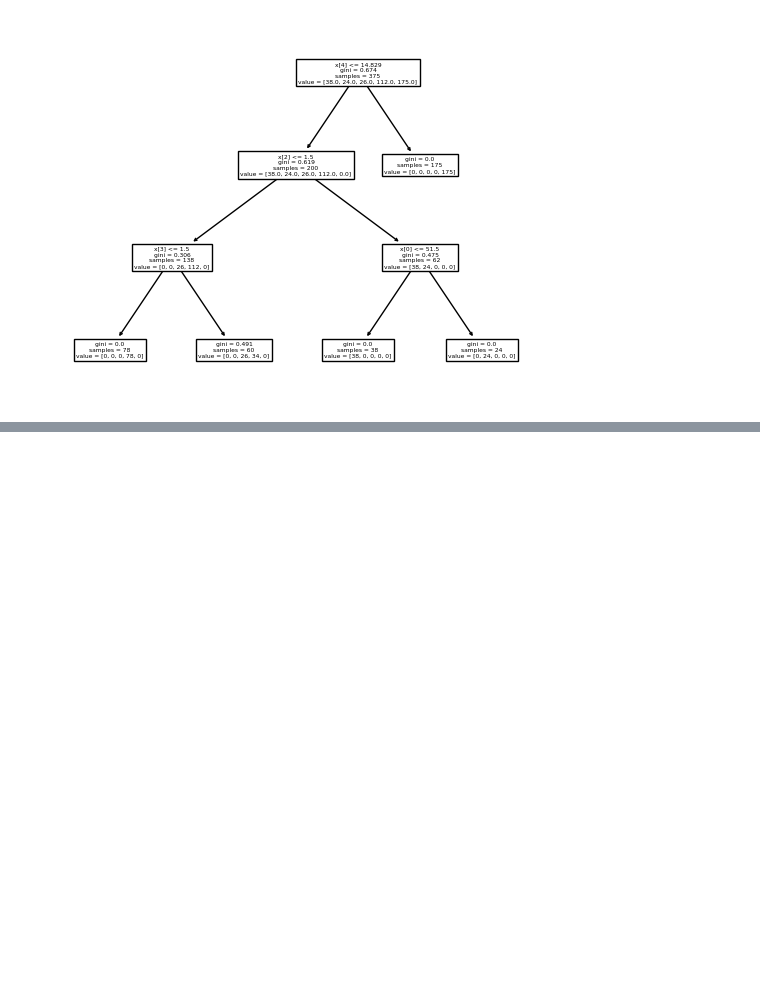
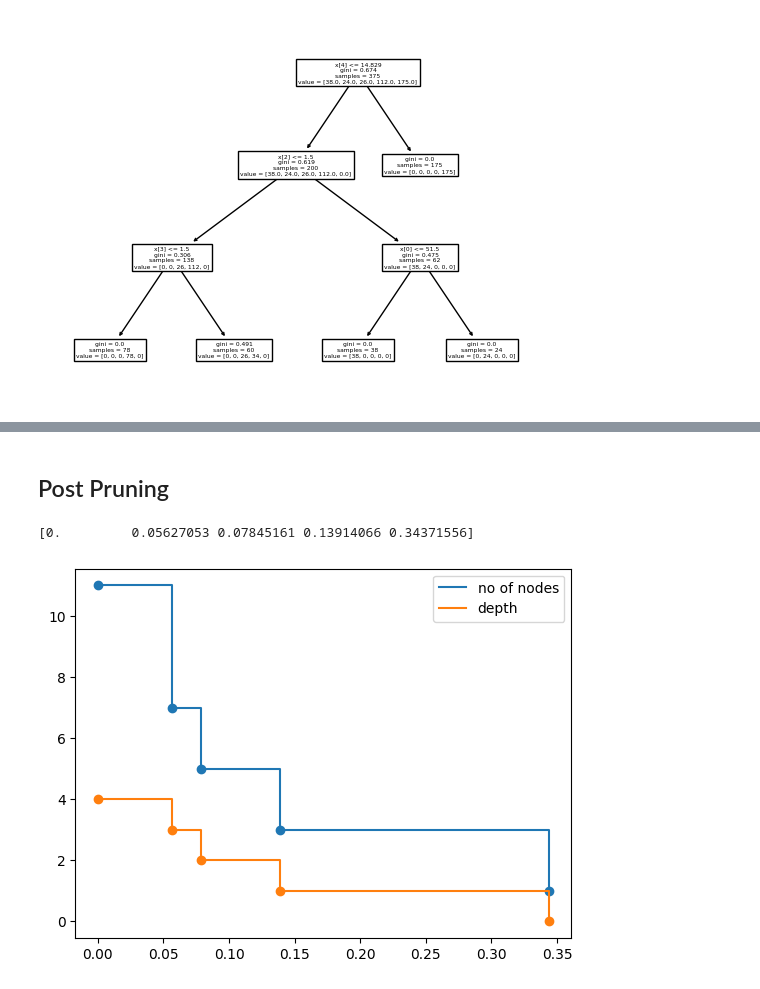
Before and after one commit to Gegdgt/HDT3_Mineria, a Jupyter notebook: HDT3.ipynb, the cells around one changed output, grey strips where cells are left out. Drawn from its saved outputs; the diff is of its cells as text; code cells hidden in the pictures; blank space fills up the shorter version.

```diff
--- a/HDT3.ipynb
+++ b/HDT3.ipynb
@@ -255,0 +306,25 @@ tree.plot_tree(clf_gini.fit(x_train, y_train))
+# %% [markdown]
+## Post Pruning
+# %%
+path = clf.cost_complexity_pruning_path(x_train, y_train)
+ccp_alphas, impurities = path.ccp_alphas, path.impurities
+print(ccp_alphas)
+# %% [output]
+[0.         0.05627053 0.07845161 0.13914066 0.34371556]
+# %%
+clfs = []
+for ccp_alpha in ccp_alphas:
+    clf = tree.DecisionTreeClassifier(random_state=0, ccp_alpha=ccp_alpha)
+    clf.fit(x_train, y_train)
+    clfs.append(clf)
+# %%
+node_counts = [clf.tree_.node_count for clf in clfs]
+depth = [clf.tree_.max_depth for clf in clfs]
+plt.scatter(ccp_alphas,node_counts)
+plt.scatter(ccp_alphas,depth)
+plt.plot(ccp_alphas,node_counts,label='no of nodes',drawstyle="steps-post")
+plt.plot(ccp_alphas,depth,label='depth',drawstyle="steps-post")
+plt.legend()
+plt.show()
+# %% [output]
+[figure, added]
```
Also changed, not shown: parts of 9 cells of this notebook.
